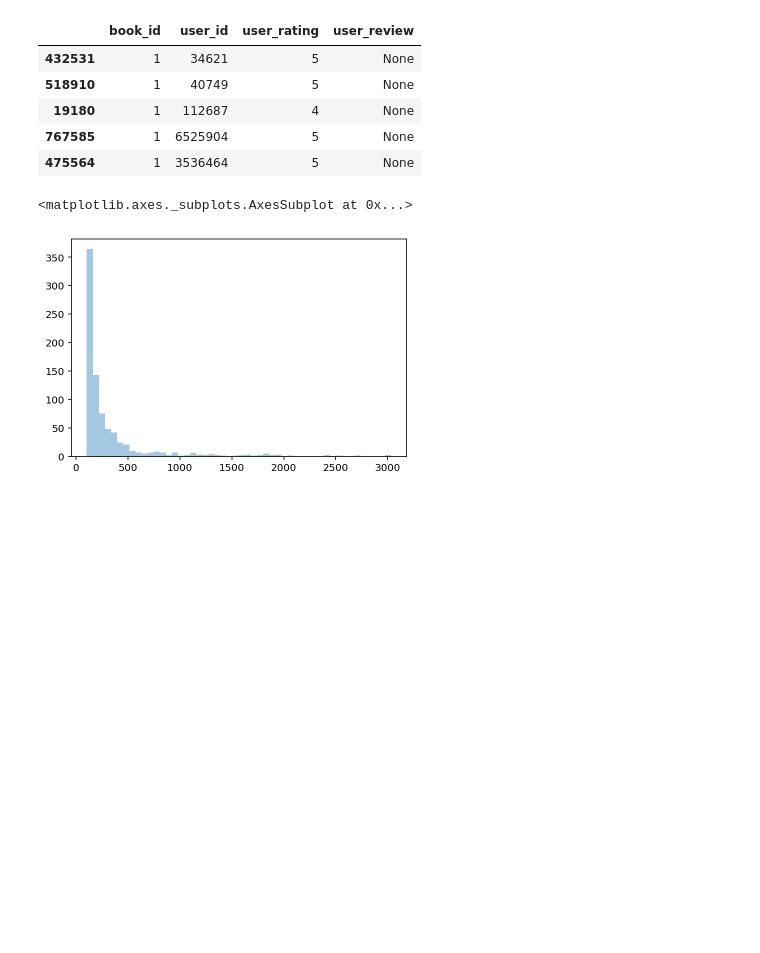
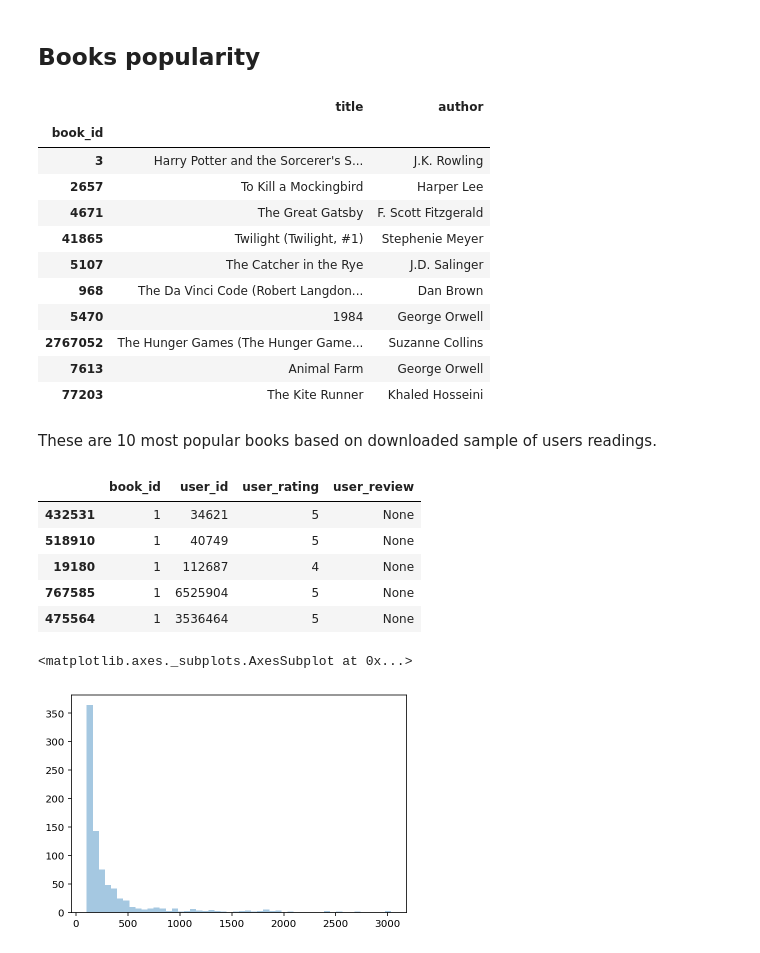
Before and after one commit to Stardust87/book-review-generator, a Jupyter notebook: modelling/Data Analysis.ipynb, the cells around one changed output. Cells and saved outputs as stored; diff of their text form; code cells hidden in the pictures; blank space fills up the shorter version.

```diff
--- a/modelling/Data Analysis.ipynb
+++ b/modelling/Data Analysis.ipynb
@@ -11,0 +91,21 @@ books_df = pd.read_csv('../data/books.csv')
+# %% [markdown]
+## Books popularity
+# %%
+popular_books_ids = reviews_df.groupby(['book_id']).count().user_id.sort_values(ascending=False)
+books_by_popularity = books_df.set_index('id').reindex(popular_books_ids.index)
+books_by_popularity.loc[:, ['title', 'author']].iloc[:10, :]
+# %% [output]
+|  | title | author |
+| book_id |  |  |
+| 3 | Harry Potter and the Sorcerer's S... | J.K. Rowling |
+| 2657 | To Kill a Mockingbird | Harper Lee |
+| 4671 | The Great Gatsby | F. Scott Fitzgerald |
+| 41865 | Twilight (Twilight, #1) | Stephenie Meyer |
+| 5107 | The Catcher in the Rye | J.D. Salinger |
+| 968 | The Da Vinci Code (Robert Langdon... | Dan Brown |
+| 5470 | 1984 | George Orwell |
+| 2767052 | The Hunger Games (The Hunger Game... | Suzanne Collins |
+| 7613 | Animal Farm | George Orwell |
+| 77203 | The Kite Runner | Khaled Hosseini |
+# %% [markdown]
+These are 10 most popular books based on downloaded sample of users readings.
```
Also changed, not shown: parts of 19 cells of this notebook.
